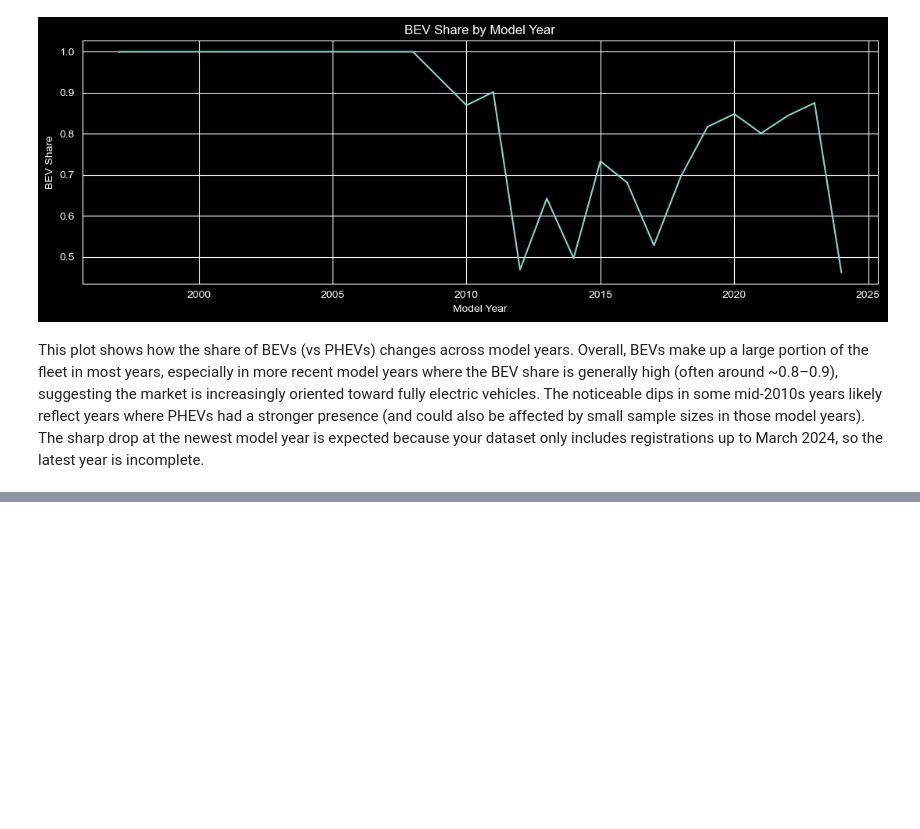
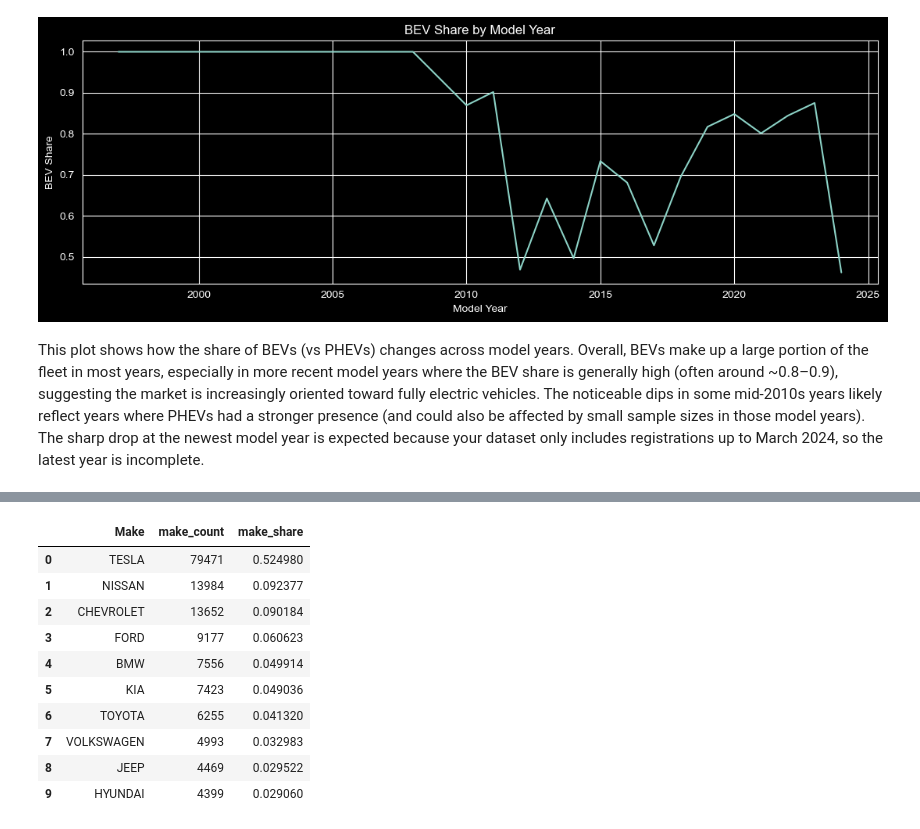
Before and after one commit to dongbaiqi22/EV_analysis, a Jupyter notebook: notebooks/02_EDA_market_analysis.ipynb, the cells around one changed output, grey strips where cells are left out. Saved outputs shown, nothing was run; the diff lists cells and outputs as text; code cells hidden in the pictures; blank space fills up the shorter version.

```diff
--- a/notebooks/02_EDA_market_analysis.ipynb
+++ b/notebooks/02_EDA_market_analysis.ipynb
@@ -244,0 +256,7 @@ This plot shows how the share of BEVs (vs PHEVs) changes across model years. Ove
+# %%
+#Set column names for quick check
+MAKE_COL  = "Make"   # change if your column name differs
+MODEL_COL = "Model"  # change if your column name differs
+
+print(df[[MAKE_COL, MODEL_COL]].head())
+print(df[MAKE_COL].value_counts().head(10))
@@ -244,0 +282,26 @@ This plot shows how the share of BEVs (vs PHEVs) changes across model years. Ove
+# %%
+#Find the top 10 model makes
+TOP_N_MAKES = 10
+
+top_makes = (
+    df[MAKE_COL]
+    .value_counts()
+    .head(TOP_N_MAKES)
+    .reset_index()
+)
+top_makes.columns = [MAKE_COL, "make_count"]
+top_makes["make_share"] = top_makes["make_count"] / top_makes["make_count"].sum()
+
+top_makes
+# %% [output]
+|  | Make | make_count | make_share |
+| 0 | TESLA | 79471 | 0.524980 |
+| 1 | NISSAN | 13984 | 0.092377 |
+| 2 | CHEVROLET | 13652 | 0.090184 |
+| 3 | FORD | 9177 | 0.060623 |
+| 4 | BMW | 7556 | 0.049914 |
+| 5 | KIA | 7423 | 0.049036 |
+| 6 | TOYOTA | 6255 | 0.041320 |
+| 7 | VOLKSWAGEN | 4993 | 0.032983 |
+| 8 | JEEP | 4469 | 0.029522 |
+| 9 | HYUNDAI | 4399 | 0.029060 |
```
Also changed, not shown: parts of 8 cells of this notebook.
